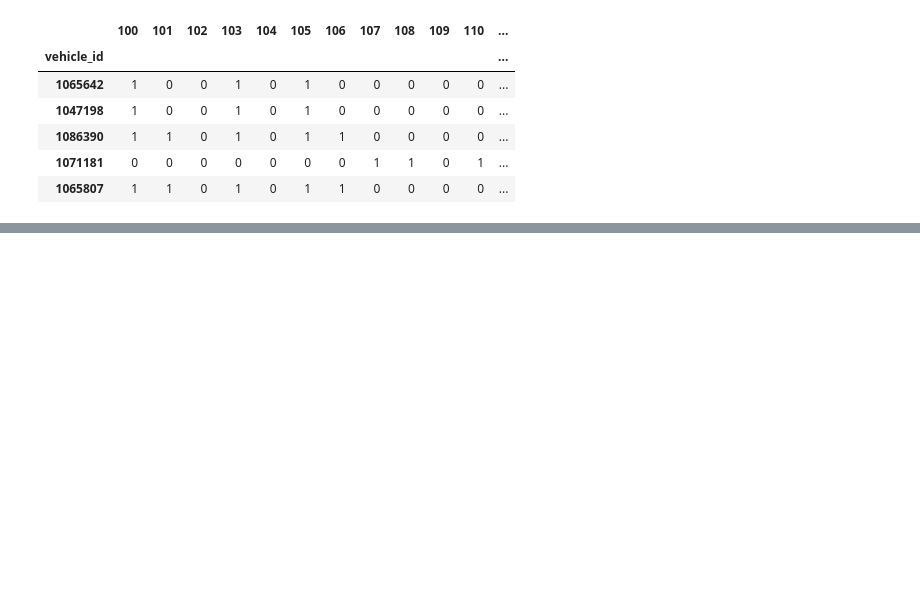
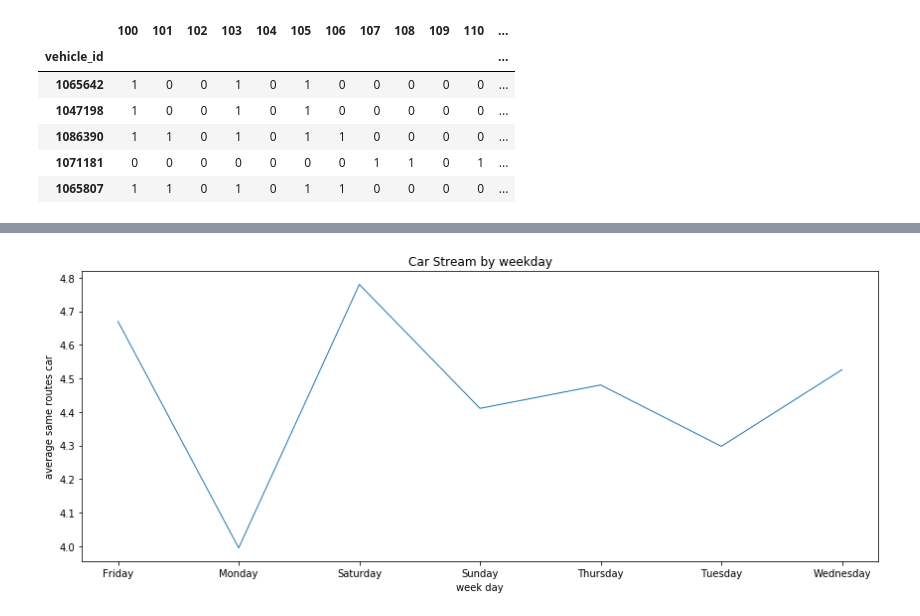
Before and after one commit to muciyuallen/TrafficFlowOptimization, a Jupyter notebook: Exploratory_Data_Analysis.ipynb, the cells around one changed output, grey strips where cells are left out. Saved outputs shown, nothing was run; the diff lists cells and outputs as text; code cells hidden in the pictures; blank space fills up the shorter version.

```diff
--- a/Exploratory_Data_Analysis.ipynb
+++ b/Exploratory_Data_Analysis.ipynb
@@ -681,0 +743,11 @@ strong multicollinearity or other numerical problems.
+# %%
+fig, ax = plt.subplots(figsize = (12,5))
+ax.plot(week_stream.index,week_stream['same_route_cars'], linestyle='-', linewidth=1, label='same_routes_cars')
+ax.set_xticks(week_stream.index)
+plt.xlabel('week day')
+plt.ylabel('average same routes car')
+plt.title('Car Stream by weekday')
+plt.savefig('plot')
+plt.tight_layout()
+# %% [output]
+[figure, added]
```
Also changed, not shown: parts of 12 cells of this notebook, 1 other file.
